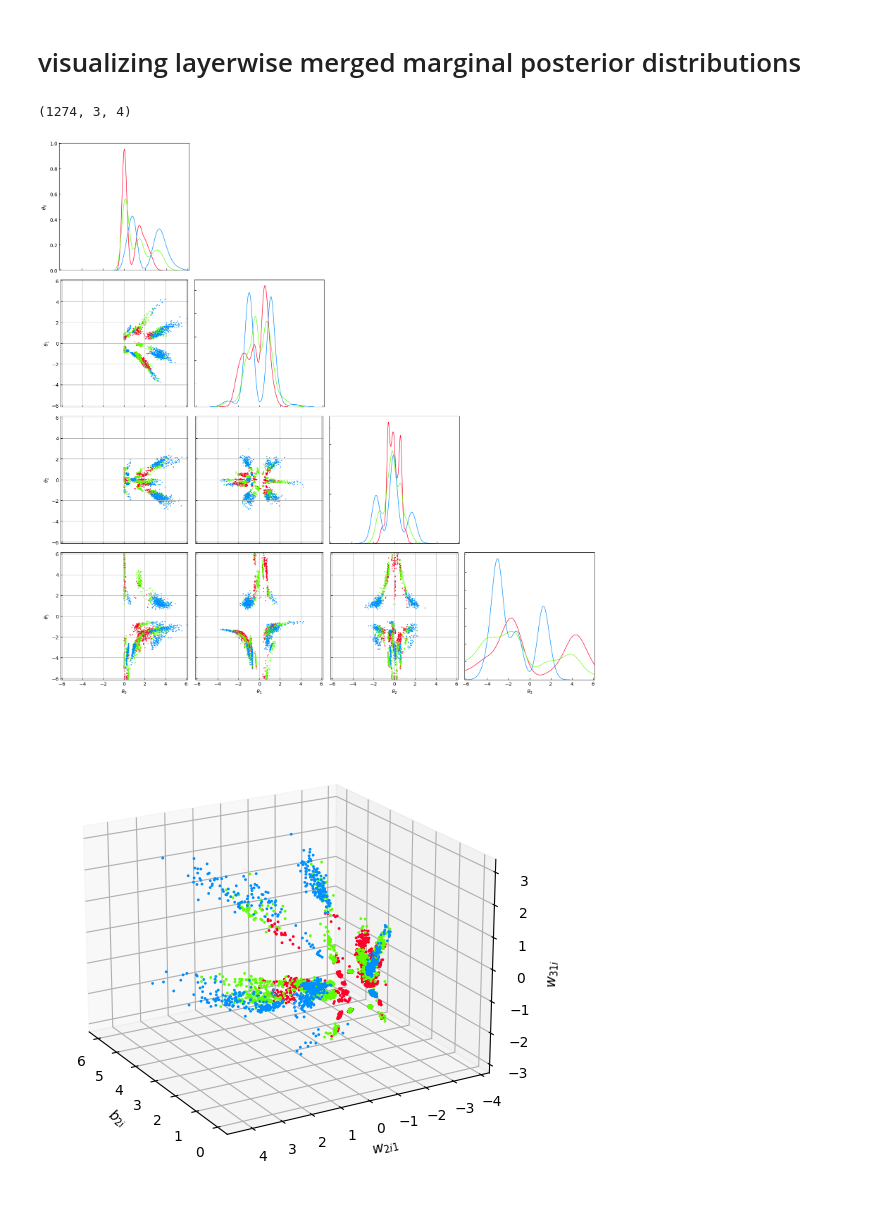
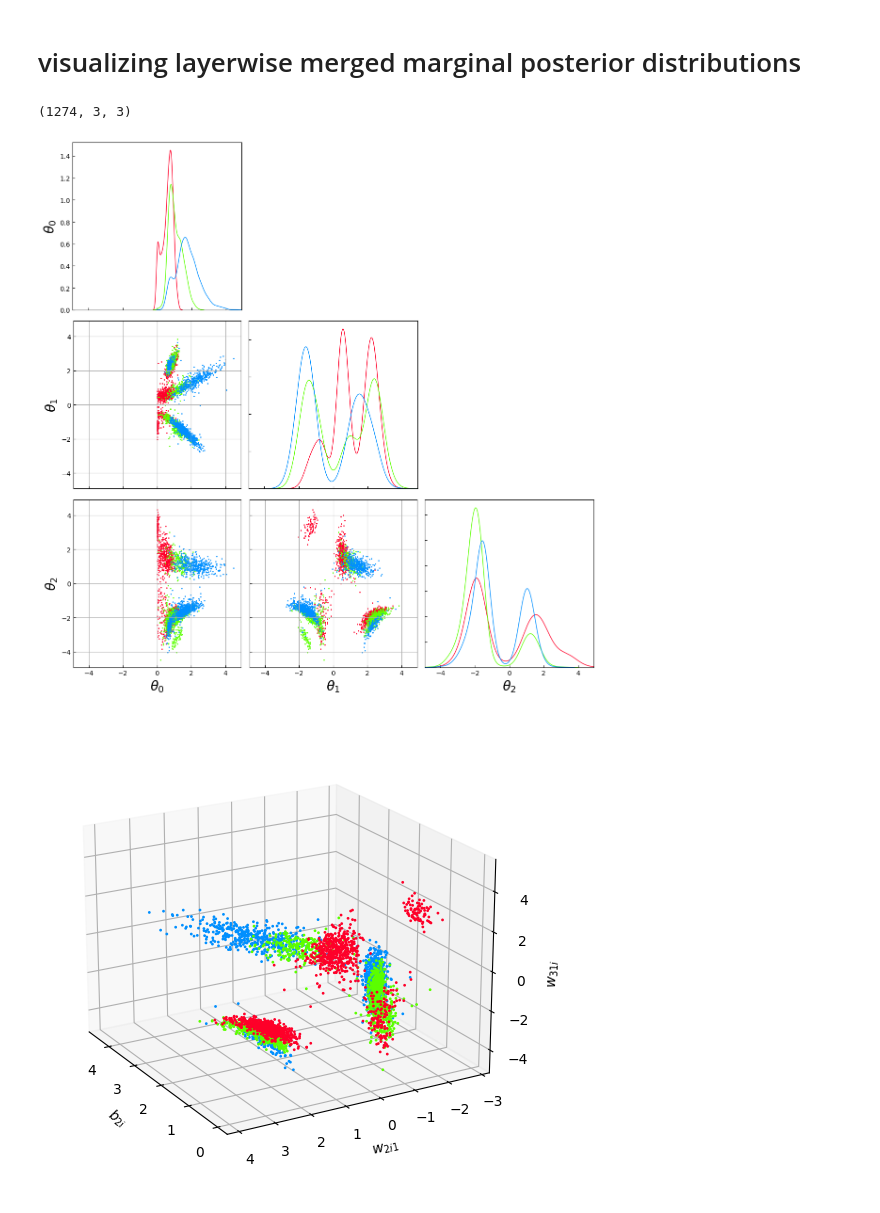
Before and after one commit to jgwiese/mcmc_bnn_symmetry, a Jupyter notebook: notebooks/01_sampling/evaluation.ipynb, the cells around one changed output. Saved outputs shown, nothing was run; the diff lists cells and outputs as text; code cells hidden in the pictures.

Commit message:
ready for result gathering

```diff
--- a/notebooks/01_sampling/evaluation.ipynb
+++ b/notebooks/01_sampling/evaluation.ipynb
@@ -18,9 +18,15 @@ import global_settings
 
 # constrained
 result = results.ResultSample.load_from_file(
-    #"/home/gw/data/experiments/master_thesis/results_fixed/e0518d85d27f313f2d617314dcd8386b.tar.gz",
+    "/home/gw/data/experiments/master_thesis/results_fixed/e0518d85d27f313f2d617314dcd8386b.tar.gz",
     #"/home/gw/data/experiments/master_thesis/results_fixed/0b8d29190c9aeae7577197a46198a97d.tar.gz",
-    "/home/gw/data/experiments/master_thesis/results_fixed/25a6723e6c442799e19c4876bdd06f4b.tar.gz",
+    #"/home/gw/data/experiments/master_thesis/results_fixed/25a6723e6c442799e19c4876bdd06f4b.tar.gz",
+)
+
+result_gt = results.ResultSample.load_from_file(
+    "/home/gw/data/experiments/master_thesis/results/1cd0fb4d70b0c0c9bc850afe49a45128.tar.gz",
+    #"/home/gw/data/experiments/master_thesis/results/cbc8fa72832a535540fd3a72274bd1df.tar.gz"
+    #"/home/gw/data/experiments/master_thesis/results/f542d3ebd37584291a4d8e9cef5b95f7.tar.gz"
 )
 
 experiment = experiments.FactoryExperiment(result.experiment_type, **{"settings": result.settings})()
@@ -113,24 +120,25 @@ symmetry_helper = equioutput.SymmetryHelper(structured_sequential_samples_parame
 subspace_0 = symmetry_helper.hidden_layer_subspace(layer=0)
 print(subspace_0.shape)
 # %% [output]
-(1274, 3, 4)
+(1274, 3, 3)
 # %%
 data_list = list(subspace_0.transpose(1, 0, 2))
 
 figure = visualization.TriangleFigure(
     settings=settings.SettingsTriangleFigure(
         ax_width=4.0,
         ax_height=4.0,
         prefix=r"\theta",
         settings_scatter=settings.SettingsScatter(
             alpha=1.0,
             size=1.0
-        )
+        ),
+        label_size=20
     )
 )
 figure.plot(
     data_list=data_list
 )
 # %% [output]
-[figure, old version]
+[figure, new version]
 # %%
@@ -163,7 +171,7 @@ ax.set_zlabel(r"$w_{31i}$")
 ax.view_init(20, 150)
 figure
 # %% [output]
-[figure, old version]
+[figure, new version]
 # %%
 #figure.savefig(os.path.join(global_settings.PATH_FIGURES, f"{result.identifier}_neuron_subspace_1.png"), bbox_inches="tight", dpi=96)
 #figure.savefig(os.path.join(global_settings.PATH_FIGURES, f"{result.identifier}_neuron_subspace_2.png"), bbox_inches="tight", dpi=96)
```
Also changed, not shown: parts of 8 cells of this notebook, 15 other files.
